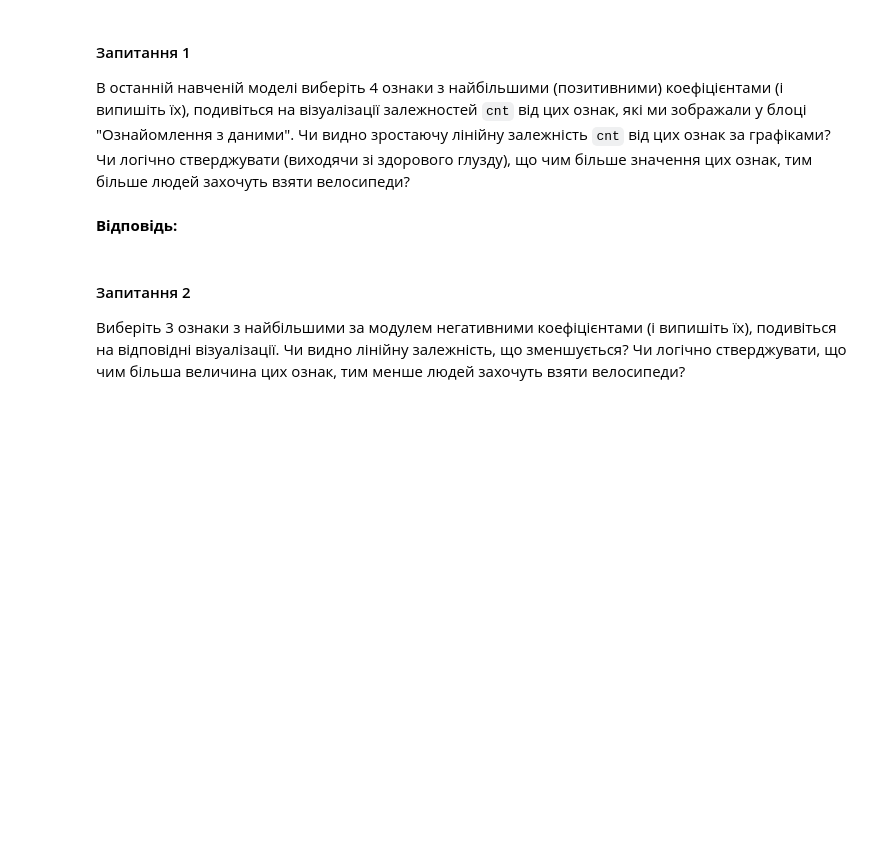
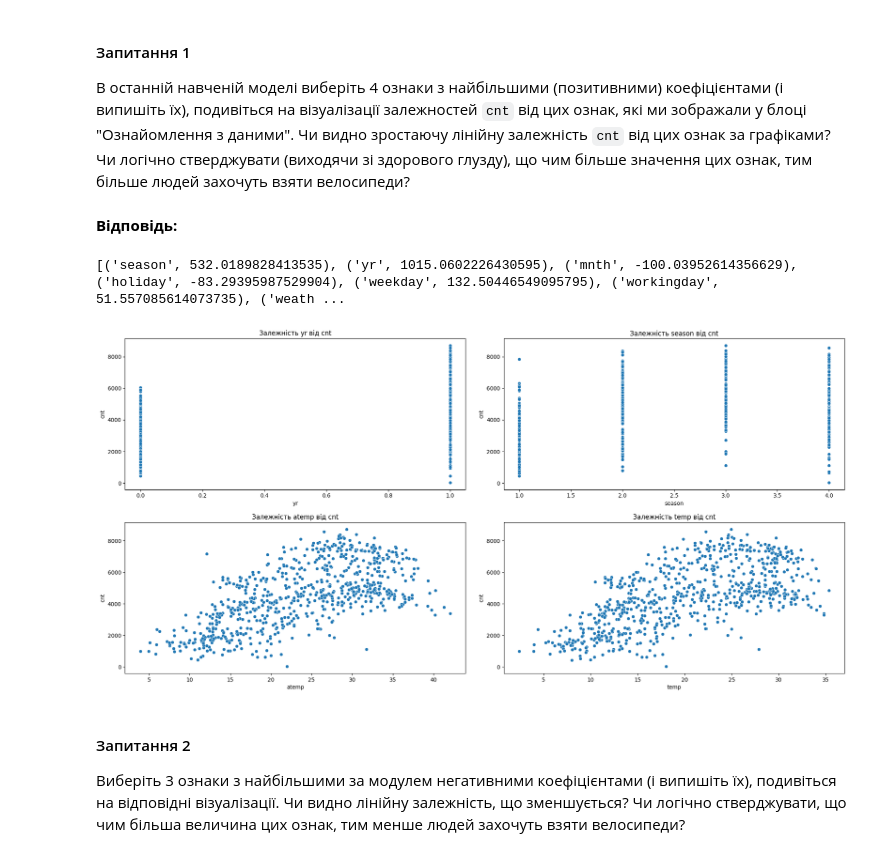
Before and after one commit to Lis198407/goit-ds-hw07, a Jupyter notebook: lytvinenko_ihor_OverfittingHomeWork.ipynb, the cells around one changed output. Cells and saved outputs as stored; diff of their text form; code cells hidden in the pictures; blank space fills up the shorter version.

```diff
--- a/lytvinenko_ihor_OverfittingHomeWork.ipynb
+++ b/lytvinenko_ihor_OverfittingHomeWork.ipynb
@@ -415,0 +408,8 @@ Alpha = 1, MSE = 745668.605961
+# %%
+mse_path = regressor.mse_path_
+alphas_array  = regressor.alphas_
+min_index = np.argmin(mse_path, axis=0)
+
+for col in range(mse_path.shape[1]):
+    min_ind = min_index[col]
+    print(f"values: {mse_path[min_ind,col]}, alpha: {alphas_array[col]}")
@@ -430,3 +432,27 @@ __Відповідь:__
+# %%
+coefs = regressor.coef_
+columns = df.columns
+data = list(zip(columns,coefs))
+print(data)
+# highest is: yr, season, atemp,temp
+
+attributes = ['yr','season','atemp','temp']
+fig, sub_plot = plt.subplots(nrows=2, ncols=2, figsize=(20, 10))
+fig.tight_layout(pad=4.0)
+
+for i, attribute in enumerate(attributes):
+    row, col = divmod(i, 2)
+    sns.scatterplot(ax=sub_plot[row, col], x=df[attribute], y=y)
+    sub_plot[row, col].set_title(f'Залежність {attribute} від cnt')
+plt.show()
+# Чи видно зростаючу лінійну залежність cnt від цих ознак за графіками? - так
+# Чи логічно стверджувати (виходячи зі здорового глузду), що чим більше значення цих ознак, тим більше людей захочуть взяти велосипеди? з точки зору даних - так, але
+# для году - логічним є зростання на другий рік, чи буде далі - ми не знаємо.
+# для сезону - це періодичне зростання. коли тепліше температура, тоді і вище
+# температура - до певної межі точно буде зростати, але далі, при досягнення граничного рівня комфорту буде падіння (що зараз по даним не видно)
+# %% [output]
+[('season', 532.0189828413535), ('yr', 1015.0602226430595), ('mnth', -100.03952614356629), ('holiday', -83.29395987529904), ('weekday', 132.50446549095795), ('workingday', 51.557085614073735), ('weath ...
+[figure, added]
 # %% [markdown]
 #### Запитання 2
 
```
Also changed, not shown: parts of 11 cells of this notebook.
